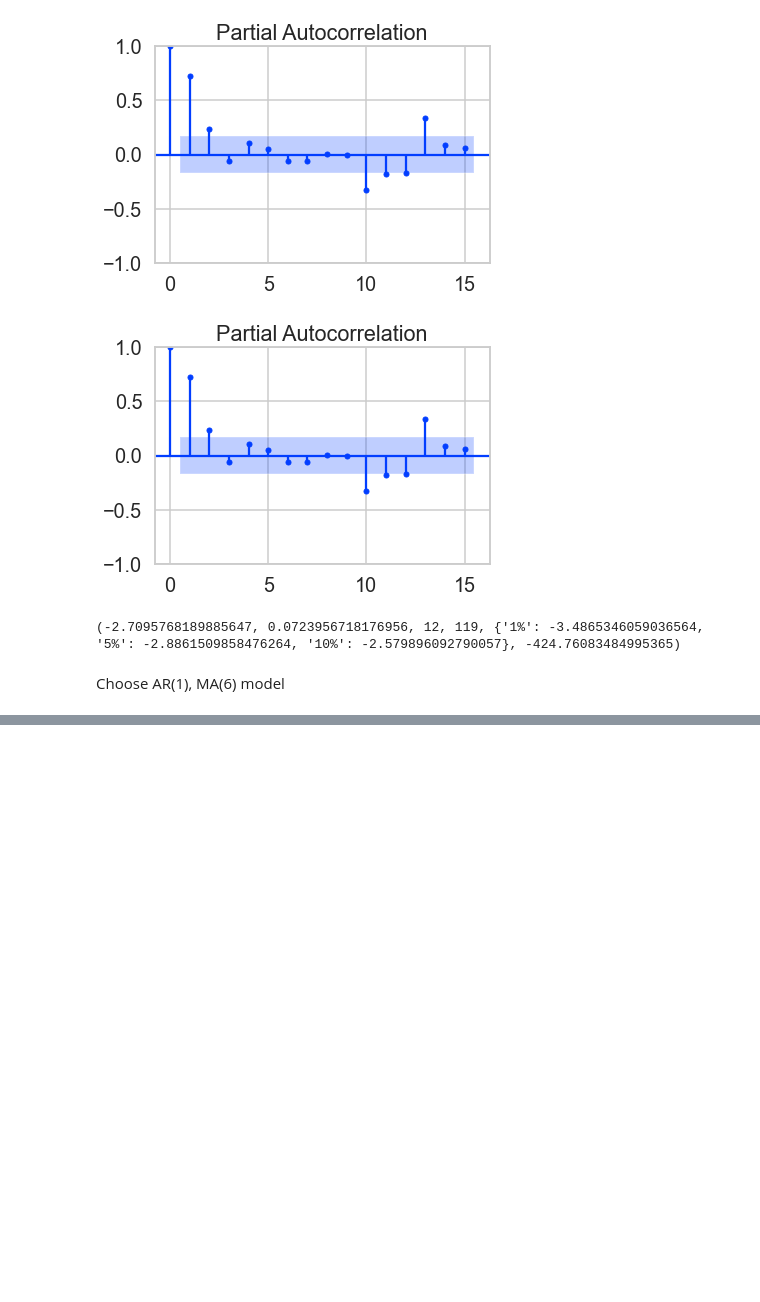
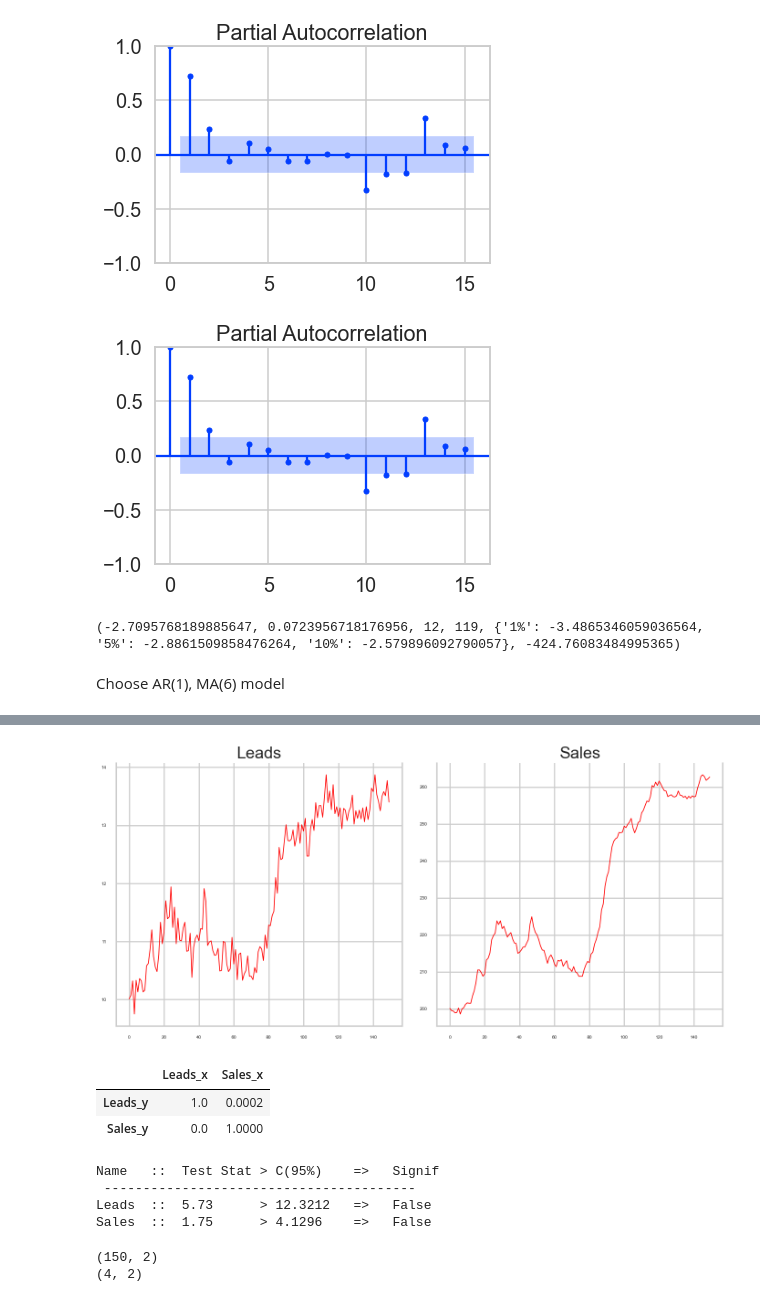
Before and after one commit to kpup1710/Time-Series, a Jupyter notebook: Assignment_12/dm.ipynb, the cells around one changed output, grey strips where cells are left out. Saved outputs shown, nothing was run; the diff lists cells and outputs as text; code cells hidden in the pictures; blank space fills up the shorter version.

```diff
--- a/Assignment_12/dm.ipynb
+++ b/Assignment_12/dm.ipynb
@@ -312,0 +327,79 @@ array([ 24.57555806,  18.15599604, -51.07115618,  27.33978287,
+# %%
+# Plot
+fig, axes = plt.subplots(nrows=1, ncols=2, dpi=120, figsize=(12,6))
+for i, ax in enumerate(axes.flatten()):
+    data = df[df.columns[i]]
+    ax.plot(data, color='red', linewidth=1)
+    # Decorations
+    ax.set_title(df.columns[i])
+    ax.xaxis.set_ticks_position('none')
+    ax.yaxis.set_ticks_position('none')
+    ax.spines["top"].set_alpha(0)
+    ax.tick_params(labelsize=6)
+
+plt.tight_layout()
+# %% [output]
+[figure, added]
+# %%
+from statsmodels.tsa.stattools import grangercausalitytests
+maxlag=12
+test = 'ssr_chi2test'
+def grangers_causation_matrix(data, variables, test='ssr_chi2test', verbose=False):
+    """Check Granger Causality of all possible combinations of the Time series.
+    The rows are the response variable, columns are predictors. The values in the table
+    are the P-Values. P-Values lesser than the significance level (0.05), implies
+    the Null Hypothesis that the coefficients of the corresponding past values is
+    zero, that is, the X does not cause Y can be rejected.
+
+    data      : pandas dataframe containing the time series variables
+    variables : list containing names of the time series variables.
+    """
+    df = pd.DataFrame(np.zeros((len(variables), len(variables))), columns=variables, index=variables)
+    for c in df.columns:
+        for r in df.index:
+            test_result = grangercausalitytests(data[[r, c]], maxlag=maxlag, verbose=False)
+            p_values = [round(test_result[i+1][0][test][1],4) for i in range(maxlag)]
+            if verbose: print(f'Y = {r}, X = {c}, P Values = {p_values}')
+            min_p_value = np.min(p_values)
+            df.loc[r, c] = min_p_value
+    df.columns = [var + '_x' for var in variables]
+    df.index = [var + '_y' for var in variables]
+    return df
+
+grangers_causation_matrix(df, variables = df.columns)
+# %% [output]
+|  | Leads_x | Sales_x |
+| Leads_y | 1.0 | 0.0002 |
+| Sales_y | 0.0 | 1.0000 |
+# %%
+from statsmodels.tsa.vector_ar.vecm import coint_johansen
+
+def cointegration_test(df, alpha=0.05):
+    """Perform Johanson's Cointegration Test and Report Summary"""
+    out = coint_johansen(df,-1,5)
+    d = {'0.90':0, '0.95':1, '0.99':2}
+    traces = out.lr1
+    cvts = out.cvt[:, d[str(1-alpha)]]
+    def adjust(val, length= 6): return str(val).ljust(length)
+
+    # Summary
+    print('Name   ::  Test Stat > C(95%)    =>   Signif  \n', '--'*20)
+    for col, trace, cvt in zip(df.columns, traces, cvts):
+        print(adjust(col), ':: ', adjust(round(trace,2), 9), ">", adjust(cvt, 8), ' =>  ' , trace > cvt)
+
+cointegration_test(df)
+# %% [output]
+Name   ::  Test Stat > C(95%)    =>   Signif
+ ----------------------------------------
+Leads  ::  5.73      > 12.3212   =>   False
+Sales  ::  1.75      > 4.1296    =>   False
+# %%
+nobs = 4
+df_train, df_test = df, df[-nobs:]
+
+# Check size
+print(df_train.shape)  # (119, 8)
+print(df_test.shape)  # (4, 8)
+# %% [output]
+(150, 2)
+(4, 2)
```
Also changed, not shown: parts of 25 cells of this notebook.
